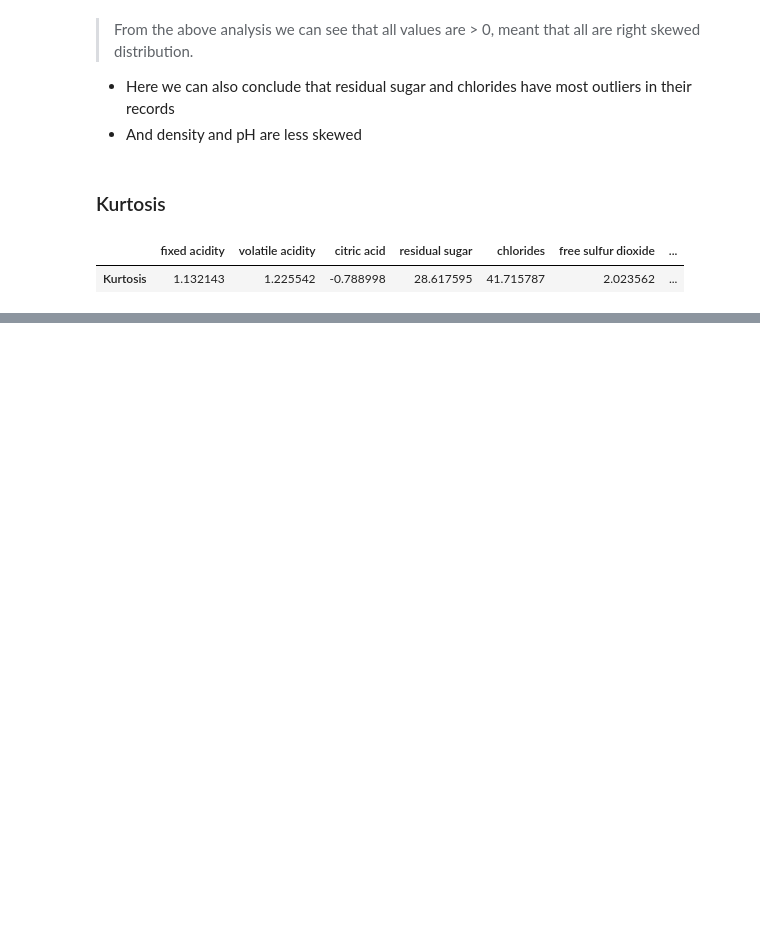
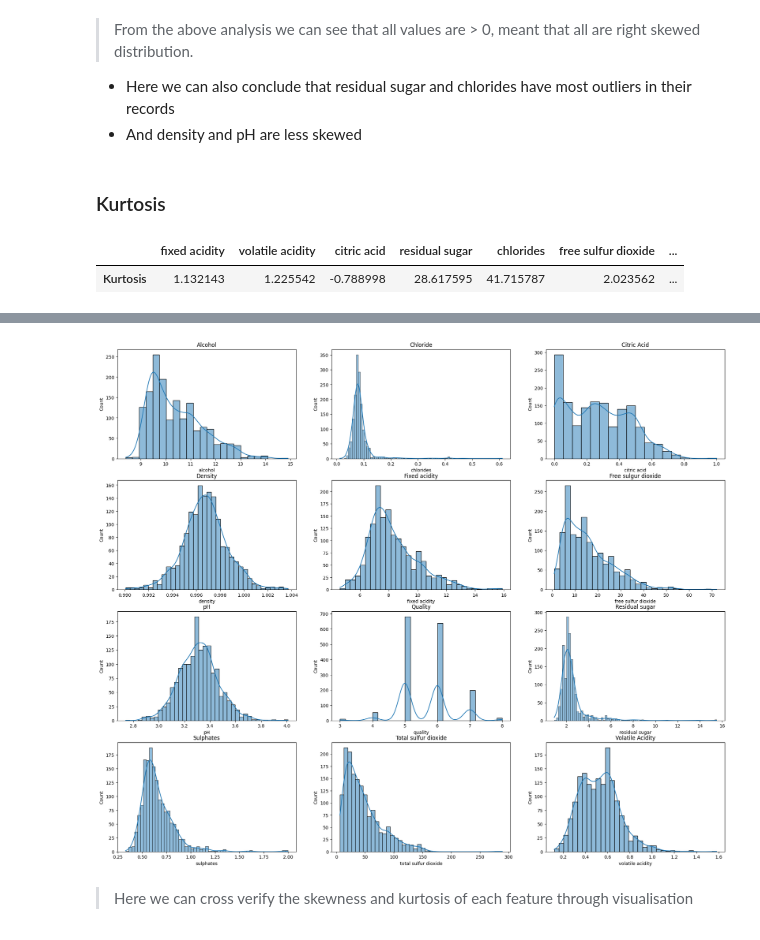
Before and after one commit to sumitkpal62/Red_wine_analysis, a Jupyter notebook: main.ipynb, the cells around one changed output, grey strips where cells are left out. Cells and saved outputs as stored; diff of their text form; code cells hidden in the pictures; blank space fills up the shorter version.

```diff
--- a/main.ipynb
+++ b/main.ipynb
@@ -482,0 +570,67 @@ kurtosis_df
+# %%
+plt.figure(figsize=(24, 20))
+
+plt.subplot(4,3,1)
+sns.histplot(df['alcohol'], kde=True)
+plt.title("Alcohol")
+
+
+plt.subplot(4,3,2)
+sns.histplot(df['chlorides'], kde=True)
+plt.title("Chloride")
+
+
+plt.subplot(4,3,3)
+sns.histplot(df['citric acid'], kde=True)
+plt.title("Citric Acid")
+
+plt.subplot(4,3,4)
+sns.histplot(df['density'], kde=True)
+plt.title("Density")
+
+
+plt.subplot(4,3,5)
+sns.histplot(df['fixed acidity'], kde=True)
+plt.title("Fixed acidity")
+
+
+plt.subplot(4,3,6)
+sns.histplot(df['free sulfur dioxide'], kde=True)
+plt.title("Free sulgur dioxide")
+
+
+plt.subplot(4,3,7)
+sns.histplot(df['pH'], kde=True)
+plt.title("pH")
+
+
+plt.subplot(4,3,8)
+sns.histplot(df['quality'], kde=True)
+plt.title("Quality")
+
+
+plt.subplot(4,3,9)
+sns.histplot(df['residual sugar'], kde=True)
+plt.title("Residual sugar")
+
+
+plt.subplot(4,3,10)
+sns.histplot(df['sulphates'], kde=True)
+plt.title("Sulphates")
+
+
+plt.subplot(4,3,11)
+sns.histplot(df['total sulfur dioxide'], kde=True)
+plt.title("Total sulfur dioxide")
+
+
+plt.subplot(4,3,12)
+sns.histplot(df['volatile acidity'], kde=True)
+plt.title("Volatile Acidity")
+
+
+plt.show()
+# %% [output]
+[figure, added]
+# %% [markdown]
+> Here we can cross verify the skewness and kurtosis of each feature through visualisation
```
Also changed, not shown: parts of 7 cells of this notebook, 1 other file.
